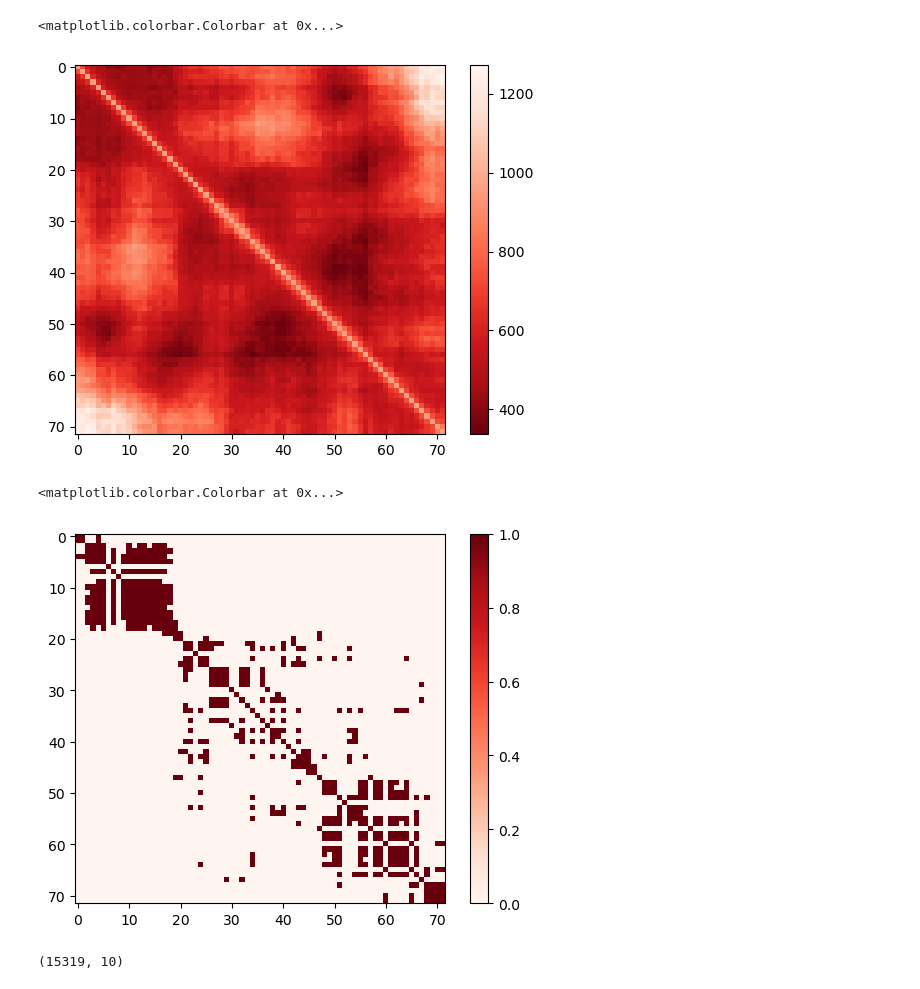
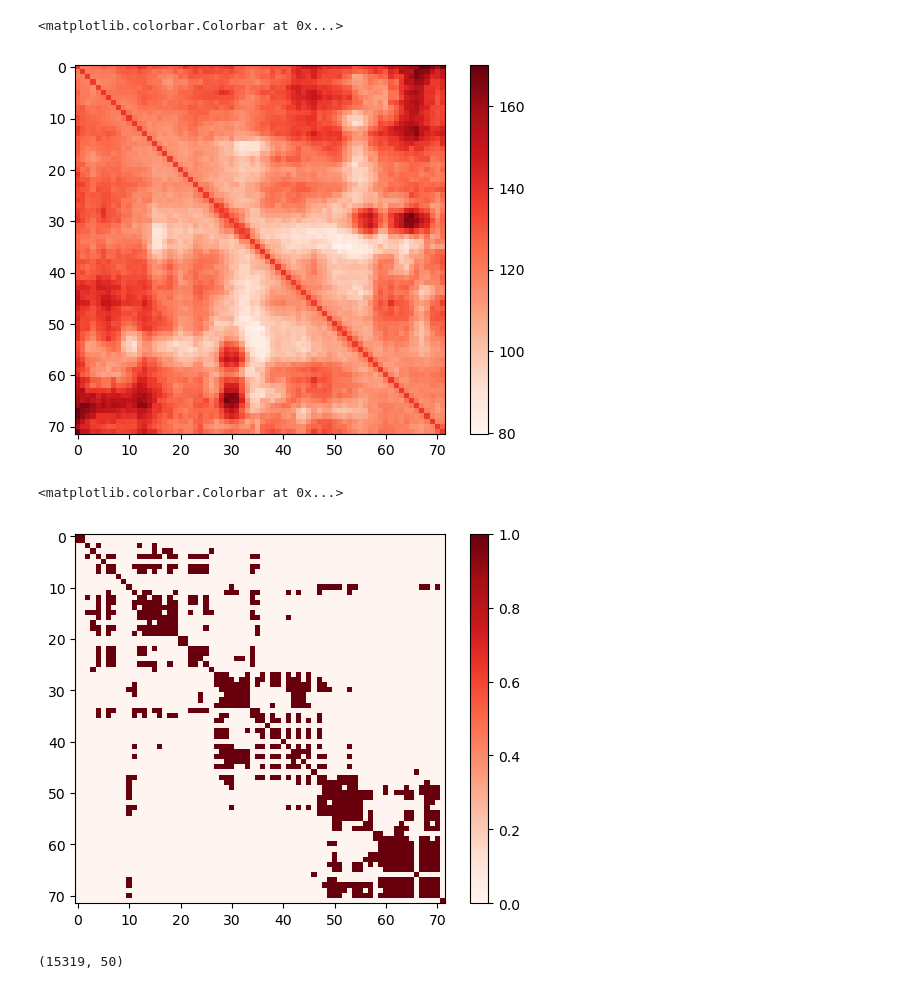
Before and after one commit to tee-udon/chromatin-ensemble-refinement, a Jupyter notebook: 20241001_LDA_Tonia_Tutorial.ipynb, the cells around one changed output. Drawn from its saved outputs; the diff is of its cells as text; code cells hidden in the pictures.

```diff
--- a/20241001_LDA_Tonia_Tutorial.ipynb
+++ b/20241001_LDA_Tonia_Tutorial.ipynb
@@ -90,7 +90,7 @@ allContactFlattenHox = np.concatenate((ctcfNtContactFlattenHox, ctcfContactFlatt
 # Import LDA
 from sklearn.decomposition import LatentDirichletAllocation as LDA
 
-lda = LDA(n_components=10, random_state=42, verbose=2, n_jobs=-1)
+lda = LDA(n_components=50, random_state=42, verbose=2, n_jobs=-1)
 # %%
 lda.fit(allContactFlattenHox)
 # %% [output]
@@ -155,16 +173,20 @@ for x in hoxLDAComponents:
+# %%
+ntLDAHox_estimation = (ntLDAHox @ hoxLDAComponents)
+# %%
+ntLDAHox_estimation_map = ntLDAHox_estimation.reshape(-1, nHox, nHox)
 # %%
-plt.imshow((ntLDAHox[0, :] @ hoxLDAComponents).reshape(nHox, nHox), cmap='Reds_r')
+plt.imshow(np.median(ntLDAHox_estimation_map, axis=0), cmap='Reds')
 plt.colorbar()
 # %% [output]
 <matplotlib.colorbar.Colorbar at 0x...>
-[figure, old version]
+[figure, new version]
 # %%
-plt.imshow(ntContactHox[0], cmap='Reds')
+plt.imshow(ntContactHox[1502], cmap='Reds')
 plt.colorbar()
 # %% [output]
 <matplotlib.colorbar.Colorbar at 0x...>
-[figure, old version]
+[figure, new version]
 # %%
 ntLDAHox.shape
 # %% [output]
-(15319, 10)
+(15319, 50)
```
Also changed, not shown: parts of 10 cells of this notebook, 4 other files.
